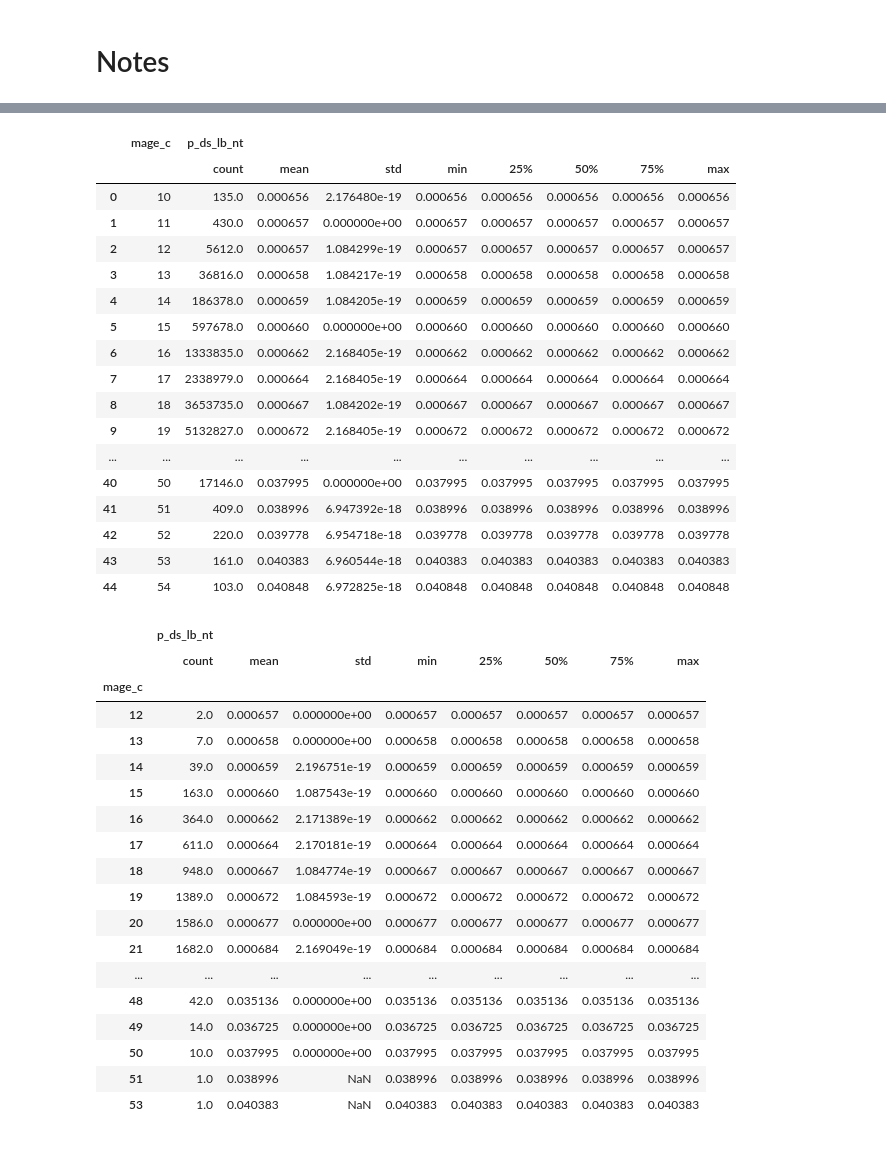
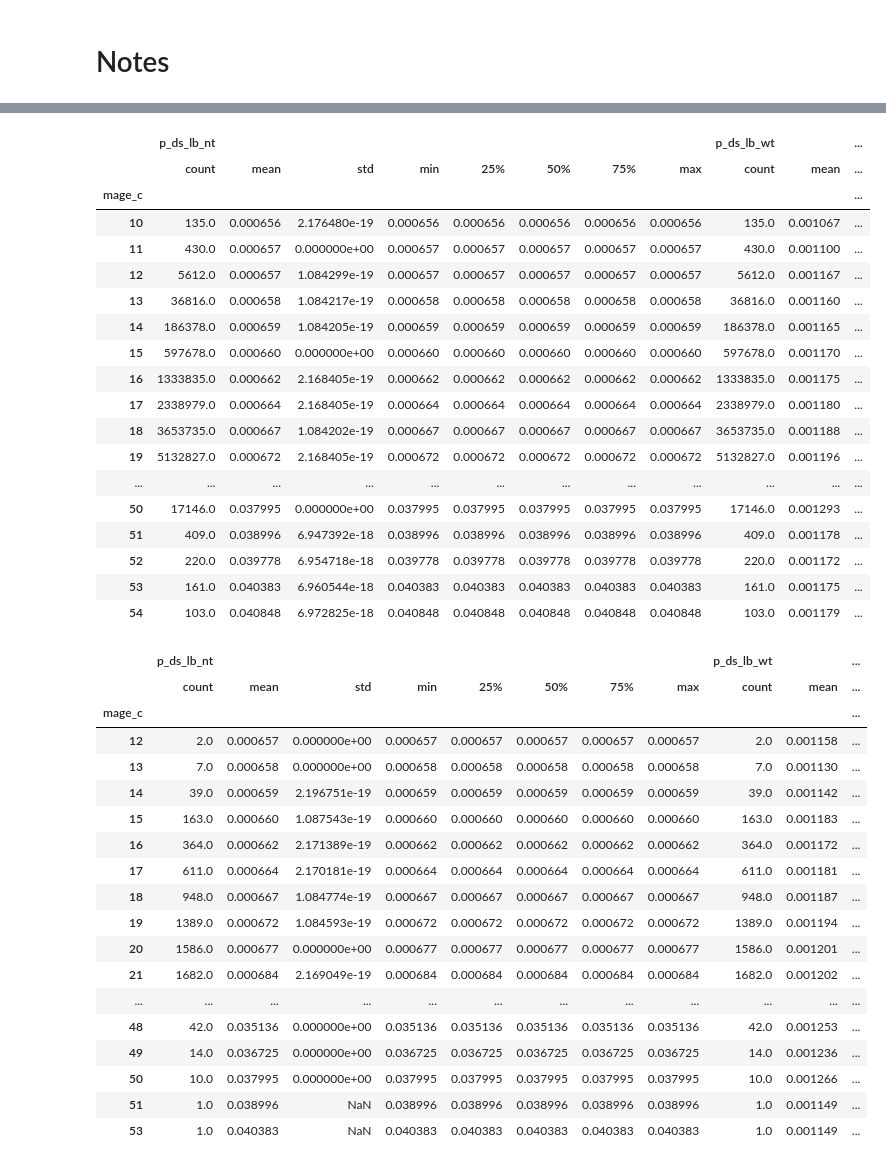
Before and after one commit to frankbuckley/ds-births-populations, a Jupyter notebook: projects/us-birth-certificates/notes.ipynb, the cells around one changed output, grey strips where cells are left out. Saved outputs shown, nothing was run; the diff lists cells and outputs as text; code cells hidden in the pictures.

```diff
--- a/projects/us-birth-certificates/notes.ipynb
+++ b/projects/us-birth-certificates/notes.ipynb
@@ -67,49 +56,50 @@ plt.legend()
 # %%
-age_ds_df = df[[vars.MAGE_C, vars.P_DS_LB_NT]].groupby(vars.MAGE_C).describe()
+age_ds_df = df[[vars.MAGE_C, vars.P_DS_LB_NT, vars.P_DS_LB_WT]].groupby(vars.MAGE_C).describe()
 age_ds_df
 # %% [output]
-|  | mage_c | p_ds_lb_nt |  |  |  |  |  |  |  |
-|  |  | count | mean | std | min | 25% | 50% | 75% | max |
-| 0 | 10 | 135.0 | 0.000656 | 2.176480e-19 | 0.000656 | 0.000656 | 0.000656 | 0.000656 | 0.000656 |
-| 1 | 11 | 430.0 | 0.000657 | 0.000000e+00 | 0.000657 | 0.000657 | 0.000657 | 0.000657 | 0.000657 |
-| 2 | 12 | 5612.0 | 0.000657 | 1.084299e-19 | 0.000657 | 0.000657 | 0.000657 | 0.000657 | 0.000657 |
-| 3 | 13 | 36816.0 | 0.000658 | 1.084217e-19 | 0.000658 | 0.000658 | 0.000658 | 0.000658 | 0.000658 |
-| 4 | 14 | 186378.0 | 0.000659 | 1.084205e-19 | 0.000659 | 0.000659 | 0.000659 | 0.000659 | 0.000659 |
-| 5 | 15 | 597678.0 | 0.000660 | 0.000000e+00 | 0.000660 | 0.000660 | 0.000660 | 0.000660 | 0.000660 |
-| 6 | 16 | 1333835.0 | 0.000662 | 2.168405e-19 | 0.000662 | 0.000662 | 0.000662 | 0.000662 | 0.000662 |
-| 7 | 17 | 2338979.0 | 0.000664 | 2.168405e-19 | 0.000664 | 0.000664 | 0.000664 | 0.000664 | 0.000664 |
-| 8 | 18 | 3653735.0 | 0.000667 | 1.084202e-19 | 0.000667 | 0.000667 | 0.000667 | 0.000667 | 0.000667 |
-| 9 | 19 | 5132827.0 | 0.000672 | 2.168405e-19 | 0.000672 | 0.000672 | 0.000672 | 0.000672 | 0.000672 |
-| ... | ... | ... | ... | ... | ... | ... | ... | ... | ... |
-| 40 | 50 | 17146.0 | 0.037995 | 0.000000e+00 | 0.037995 | 0.037995 | 0.037995 | 0.037995 | 0.037995 |
-| 41 | 51 | 409.0 | 0.038996 | 6.947392e-18 | 0.038996 | 0.038996 | 0.038996 | 0.038996 | 0.038996 |
-| 42 | 52 | 220.0 | 0.039778 | 6.954718e-18 | 0.039778 | 0.039778 | 0.039778 | 0.039778 | 0.039778 |
-| 43 | 53 | 161.0 | 0.040383 | 6.960544e-18 | 0.040383 | 0.040383 | 0.040383 | 0.040383 | 0.040383 |
-| 44 | 54 | 103.0 | 0.040848 | 6.972825e-18 | 0.040848 | 0.040848 | 0.040848 | 0.040848 | 0.040848 |
+|  | p_ds_lb_nt |  |  |  |  |  |  |  | p_ds_lb_wt |  | ... |
+|  | count | mean | std | min | 25% | 50% | 75% | max | count | mean | ... |
+| mage_c |  |  |  |  |  |  |  |  |  |  | ... |
+| 10 | 135.0 | 0.000656 | 2.176480e-19 | 0.000656 | 0.000656 | 0.000656 | 0.000656 | 0.000656 | 135.0 | 0.001067 | ... |
+| 11 | 430.0 | 0.000657 | 0.000000e+00 | 0.000657 | 0.000657 | 0.000657 | 0.000657 | 0.000657 | 430.0 | 0.001100 | ... |
+| 12 | 5612.0 | 0.000657 | 1.084299e-19 | 0.000657 | 0.000657 | 0.000657 | 0.000657 | 0.000657 | 5612.0 | 0.001167 | ... |
+| 13 | 36816.0 | 0.000658 | 1.084217e-19 | 0.000658 | 0.000658 | 0.000658 | 0.000658 | 0.000658 | 36816.0 | 0.001160 | ... |
+| 14 | 186378.0 | 0.000659 | 1.084205e-19 | 0.000659 | 0.000659 | 0.000659 | 0.000659 | 0.000659 | 186378.0 | 0.001165 | ... |
+| 15 | 597678.0 | 0.000660 | 0.000000e+00 | 0.000660 | 0.000660 | 0.000660 | 0.000660 | 0.000660 | 597678.0 | 0.001170 | ... |
+| 16 | 1333835.0 | 0.000662 | 2.168405e-19 | 0.000662 | 0.000662 | 0.000662 | 0.000662 | 0.000662 | 1333835.0 | 0.001175 | ... |
+| 17 | 2338979.0 | 0.000664 | 2.168405e-19 | 0.000664 | 0.000664 | 0.000664 | 0.000664 | 0.000664 | 2338979.0 | 0.001180 | ... |
+| 18 | 3653735.0 | 0.000667 | 1.084202e-19 | 0.000667 | 0.000667 | 0.000667 | 0.000667 | 0.000667 | 3653735.0 | 0.001188 | ... |
+| 19 | 5132827.0 | 0.000672 | 2.168405e-19 | 0.000672 | 0.000672 | 0.000672 | 0.000672 | 0.000672 | 5132827.0 | 0.001196 | ... |
+| ... | ... | ... | ... | ... | ... | ... | ... | ... | ... | ... | ... |
+| 50 | 17146.0 | 0.037995 | 0.000000e+00 | 0.037995 | 0.037995 | 0.037995 | 0.037995 | 0.037995 | 17146.0 | 0.001293 | ... |
+| 51 | 409.0 | 0.038996 | 6.947392e-18 | 0.038996 | 0.038996 | 0.038996 | 0.038996 | 0.038996 | 409.0 | 0.001178 | ... |
+| 52 | 220.0 | 0.039778 | 6.954718e-18 | 0.039778 | 0.039778 | 0.039778 | 0.039778 | 0.039778 | 220.0 | 0.001172 | ... |
+| 53 | 161.0 | 0.040383 | 6.960544e-18 | 0.040383 | 0.040383 | 0.040383 | 0.040383 | 0.040383 | 161.0 | 0.001175 | ... |
+| 54 | 103.0 | 0.040848 | 6.972825e-18 | 0.040848 | 0.040848 | 0.040848 | 0.040848 | 0.040848 | 103.0 | 0.001179 | ... |
 # %%
 recorded_df = df[df[vars.DOWN_IND] == 1]
 # %%
-age_ds_recorded_df = recorded_df[[vars.MAGE_C, vars.P_DS_LB_NT]].groupby(vars.MAGE_C).describe()
+age_ds_recorded_df = recorded_df[[vars.MAGE_C, vars.P_DS_LB_NT, vars.P_DS_LB_WT]].groupby(vars.MAGE_C).describe()
 age_ds_recorded_df
 # %% [output]
-|  | p_ds_lb_nt |  |  |  |  |  |  |  |
-|  | count | mean | std | min | 25% | 50% | 75% | max |
-| mage_c |  |  |  |  |  |  |  |  |
-| 12 | 2.0 | 0.000657 | 0.000000e+00 | 0.000657 | 0.000657 | 0.000657 | 0.000657 | 0.000657 |
-| 13 | 7.0 | 0.000658 | 0.000000e+00 | 0.000658 | 0.000658 | 0.000658 | 0.000658 | 0.000658 |
-| 14 | 39.0 | 0.000659 | 2.196751e-19 | 0.000659 | 0.000659 | 0.000659 | 0.000659 | 0.000659 |
-| 15 | 163.0 | 0.000660 | 1.087543e-19 | 0.000660 | 0.000660 | 0.000660 | 0.000660 | 0.000660 |
-| 16 | 364.0 | 0.000662 | 2.171389e-19 | 0.000662 | 0.000662 | 0.000662 | 0.000662 | 0.000662 |
-| 17 | 611.0 | 0.000664 | 2.170181e-19 | 0.000664 | 0.000664 | 0.000664 | 0.000664 | 0.000664 |
-| 18 | 948.0 | 0.000667 | 1.084774e-19 | 0.000667 | 0.000667 | 0.000667 | 0.000667 | 0.000667 |
-| 19 | 1389.0 | 0.000672 | 1.084593e-19 | 0.000672 | 0.000672 | 0.000672 | 0.000672 | 0.000672 |
-| 20 | 1586.0 | 0.000677 | 0.000000e+00 | 0.000677 | 0.000677 | 0.000677 | 0.000677 | 0.000677 |
-| 21 | 1682.0 | 0.000684 | 2.169049e-19 | 0.000684 | 0.000684 | 0.000684 | 0.000684 | 0.000684 |
-| ... | ... | ... | ... | ... | ... | ... | ... | ... |
-| 48 | 42.0 | 0.035136 | 0.000000e+00 | 0.035136 | 0.035136 | 0.035136 | 0.035136 | 0.035136 |
-| 49 | 14.0 | 0.036725 | 0.000000e+00 | 0.036725 | 0.036725 | 0.036725 | 0.036725 | 0.036725 |
-| 50 | 10.0 | 0.037995 | 0.000000e+00 | 0.037995 | 0.037995 | 0.037995 | 0.037995 | 0.037995 |
-| 51 | 1.0 | 0.038996 | NaN | 0.038996 | 0.038996 | 0.038996 | 0.038996 | 0.038996 |
-| 53 | 1.0 | 0.040383 | NaN | 0.040383 | 0.040383 | 0.040383 | 0.040383 | 0.040383 |
+|  | p_ds_lb_nt |  |  |  |  |  |  |  | p_ds_lb_wt |  | ... |
+|  | count | mean | std | min | 25% | 50% | 75% | max | count | mean | ... |
+| mage_c |  |  |  |  |  |  |  |  |  |  | ... |
+| 12 | 2.0 | 0.000657 | 0.000000e+00 | 0.000657 | 0.000657 | 0.000657 | 0.000657 | 0.000657 | 2.0 | 0.001158 | ... |
+| 13 | 7.0 | 0.000658 | 0.000000e+00 | 0.000658 | 0.000658 | 0.000658 | 0.000658 | 0.000658 | 7.0 | 0.001130 | ... |
+| 14 | 39.0 | 0.000659 | 2.196751e-19 | 0.000659 | 0.000659 | 0.000659 | 0.000659 | 0.000659 | 39.0 | 0.001142 | ... |
+| 15 | 163.0 | 0.000660 | 1.087543e-19 | 0.000660 | 0.000660 | 0.000660 | 0.000660 | 0.000660 | 163.0 | 0.001183 | ... |
+| 16 | 364.0 | 0.000662 | 2.171389e-19 | 0.000662 | 0.000662 | 0.000662 | 0.000662 | 0.000662 | 364.0 | 0.001172 | ... |
+| 17 | 611.0 | 0.000664 | 2.170181e-19 | 0.000664 | 0.000664 | 0.000664 | 0.000664 | 0.000664 | 611.0 | 0.001181 | ... |
+| 18 | 948.0 | 0.000667 | 1.084774e-19 | 0.000667 | 0.000667 | 0.000667 | 0.000667 | 0.000667 | 948.0 | 0.001187 | ... |
+| 19 | 1389.0 | 0.000672 | 1.084593e-19 | 0.000672 | 0.000672 | 0.000672 | 0.000672 | 0.000672 | 1389.0 | 0.001194 | ... |
+| 20 | 1586.0 | 0.000677 | 0.000000e+00 | 0.000677 | 0.000677 | 0.000677 | 0.000677 | 0.000677 | 1586.0 | 0.001201 | ... |
+| 21 | 1682.0 | 0.000684 | 2.169049e-19 | 0.000684 | 0.000684 | 0.000684 | 0.000684 | 0.000684 | 1682.0 | 0.001202 | ... |
+| ... | ... | ... | ... | ... | ... | ... | ... | ... | ... | ... | ... |
+| 48 | 42.0 | 0.035136 | 0.000000e+00 | 0.035136 | 0.035136 | 0.035136 | 0.035136 | 0.035136 | 42.0 | 0.001253 | ... |
+| 49 | 14.0 | 0.036725 | 0.000000e+00 | 0.036725 | 0.036725 | 0.036725 | 0.036725 | 0.036725 | 14.0 | 0.001236 | ... |
+| 50 | 10.0 | 0.037995 | 0.000000e+00 | 0.037995 | 0.037995 | 0.037995 | 0.037995 | 0.037995 | 10.0 | 0.001266 | ... |
+| 51 | 1.0 | 0.038996 | NaN | 0.038996 | 0.038996 | 0.038996 | 0.038996 | 0.038996 | 1.0 | 0.001149 | ... |
+| 53 | 1.0 | 0.040383 | NaN | 0.040383 | 0.040383 | 0.040383 | 0.040383 | 0.040383 | 1.0 | 0.001149 | ... |
 # %%
 plt.figure(figsize=(12, 5))
```
Also changed, not shown: parts of 8 cells of this notebook.
